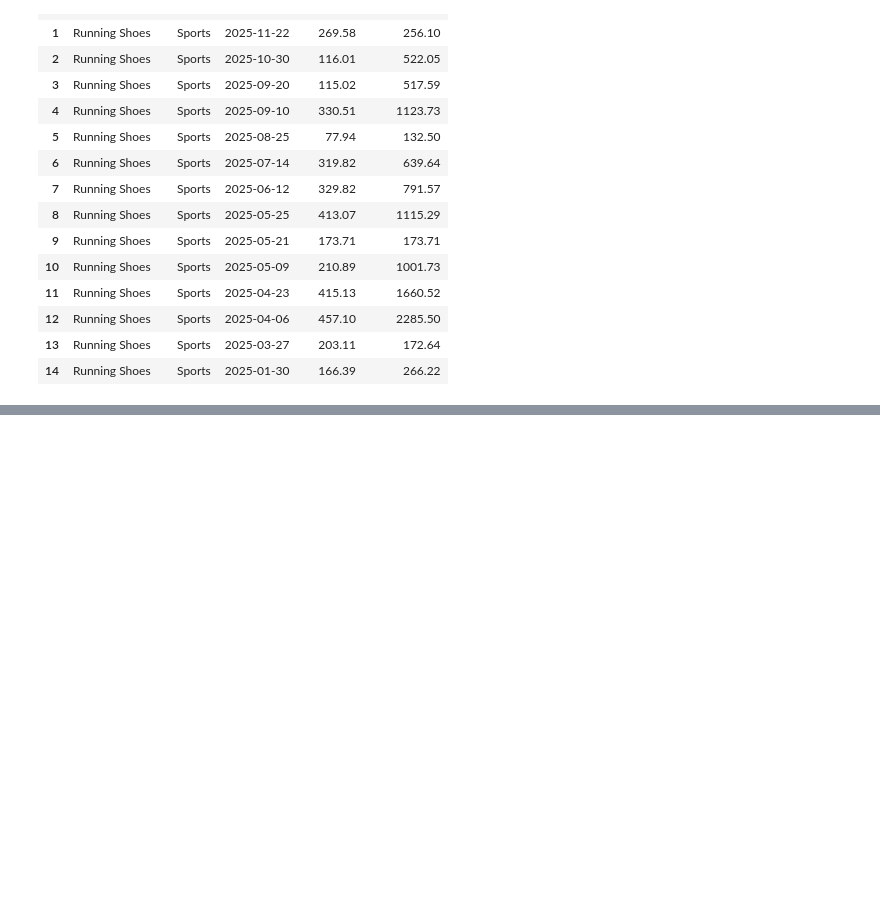
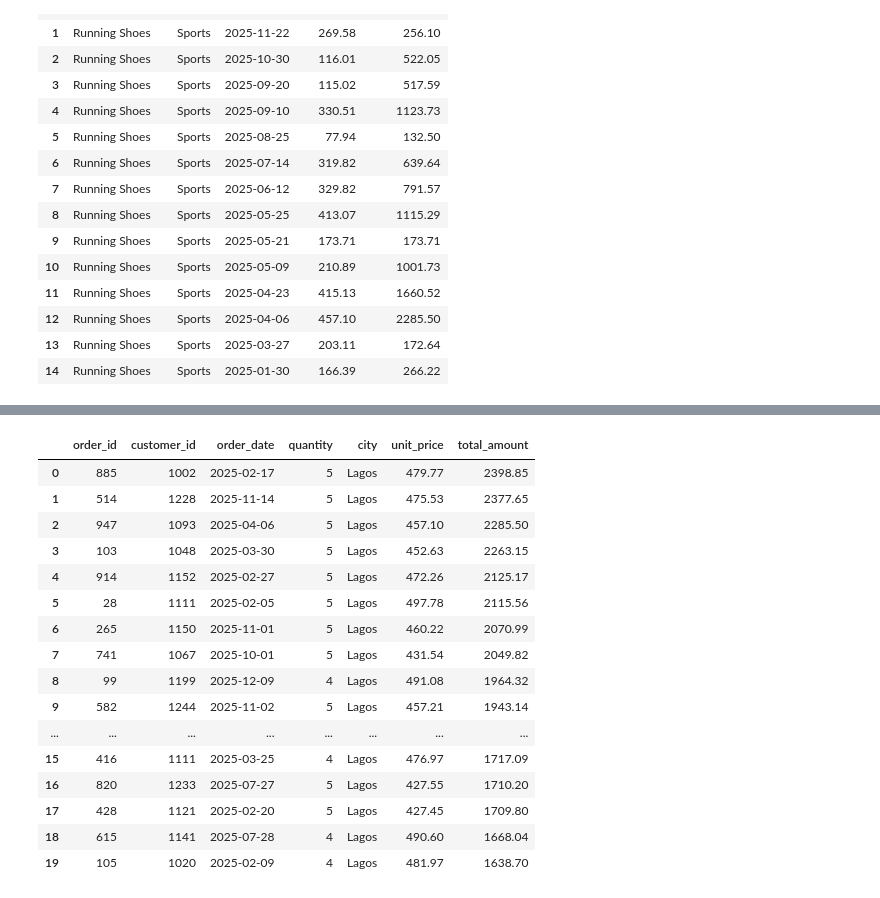
Before and after one commit to Thomasayanfeoluwa/2026-Python-Training-Class---Tutorial-For-Beginners, a Jupyter notebook: sqlite3.ipynb, the cells around one changed output, grey strips where cells are left out. Saved outputs shown, nothing was run; the diff lists cells and outputs as text; code cells hidden in the pictures; blank space fills up the shorter version.

```diff
--- a/sqlite3.ipynb
+++ b/sqlite3.ipynb
@@ -279,0 +300,26 @@ run_sql("""
+# %%
+run_sql("""
+    SELECT order_id, customer_id, order_date, quantity, city, unit_price, total_amount
+    FROM orders
+    WHERE quantity >= 4 AND unit_price >= 400.00 AND city = 'Lagos'
+    ORDER BY total_amount DESC
+    LIMIT 20
+""")
+# %% [output]
+|  | order_id | customer_id | order_date | quantity | city | unit_price | total_amount |
+| 0 | 885 | 1002 | 2025-02-17 | 5 | Lagos | 479.77 | 2398.85 |
+| 1 | 514 | 1228 | 2025-11-14 | 5 | Lagos | 475.53 | 2377.65 |
+| 2 | 947 | 1093 | 2025-04-06 | 5 | Lagos | 457.10 | 2285.50 |
+| 3 | 103 | 1048 | 2025-03-30 | 5 | Lagos | 452.63 | 2263.15 |
+| 4 | 914 | 1152 | 2025-02-27 | 5 | Lagos | 472.26 | 2125.17 |
+| 5 | 28 | 1111 | 2025-02-05 | 5 | Lagos | 497.78 | 2115.56 |
+| 6 | 265 | 1150 | 2025-11-01 | 5 | Lagos | 460.22 | 2070.99 |
+| 7 | 741 | 1067 | 2025-10-01 | 5 | Lagos | 431.54 | 2049.82 |
+| 8 | 99 | 1199 | 2025-12-09 | 4 | Lagos | 491.08 | 1964.32 |
+| 9 | 582 | 1244 | 2025-11-02 | 5 | Lagos | 457.21 | 1943.14 |
+| ... | ... | ... | ... | ... | ... | ... | ... |
+| 15 | 416 | 1111 | 2025-03-25 | 4 | Lagos | 476.97 | 1717.09 |
+| 16 | 820 | 1233 | 2025-07-27 | 5 | Lagos | 427.55 | 1710.20 |
+| 17 | 428 | 1121 | 2025-02-20 | 5 | Lagos | 427.45 | 1709.80 |
+| 18 | 615 | 1141 | 2025-07-28 | 4 | Lagos | 490.60 | 1668.04 |
+| 19 | 105 | 1020 | 2025-02-09 | 4 | Lagos | 481.97 | 1638.70 |
```
Also changed, not shown: parts of 3 cells of this notebook, 1 other file.
